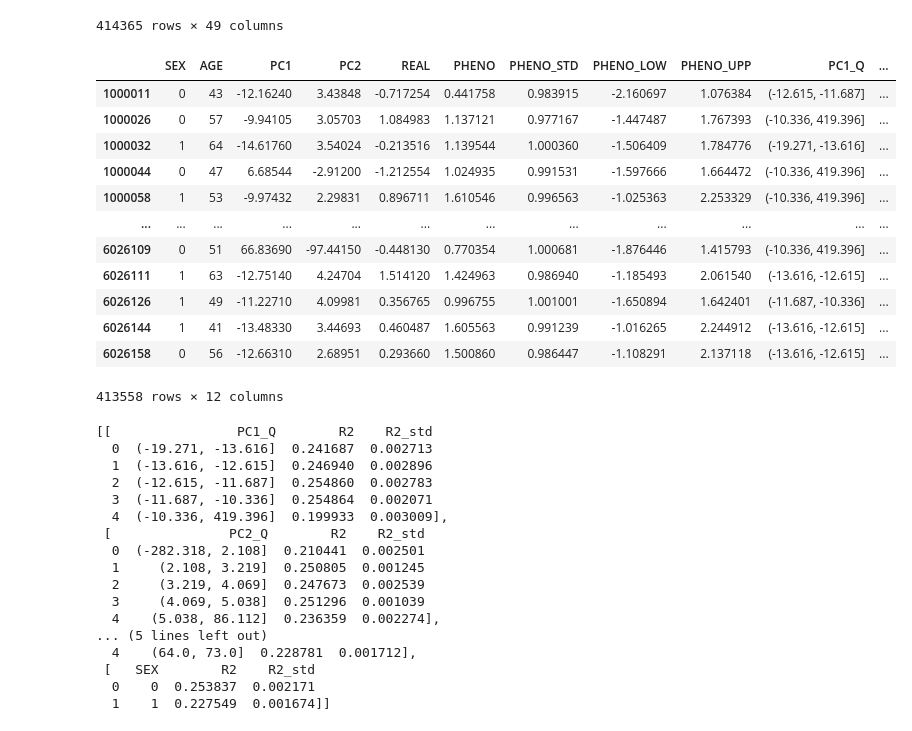
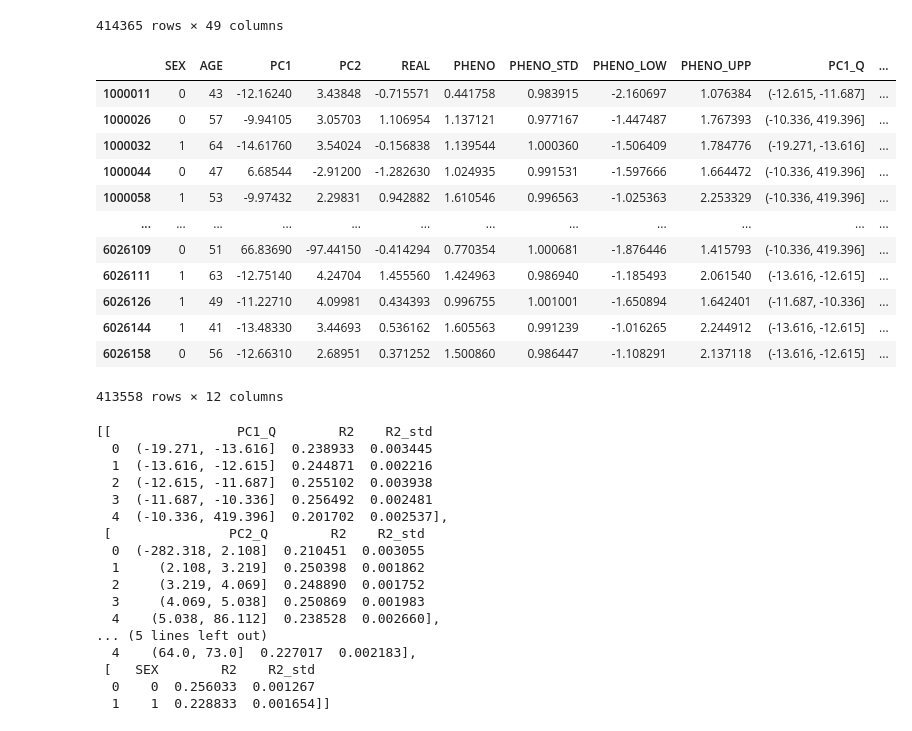
Before and after one commit to KangchengHou/calpred-manuscript, a Jupyter notebook: notebooks/evaluate-real.ipynb, the cells around one changed output. Saved outputs shown, nothing was run; the diff lists cells and outputs as text; code cells hidden in the pictures.

```diff
--- a/notebooks/evaluate-real.ipynb
+++ b/notebooks/evaluate-real.ipynb
@@ -96,9 +73,7 @@ stats.lognorm.fit(df_trait_pheno["REAL"], loc=0)
 # %%
 # real center at 0
 # real std = 1
-df_trait_pheno["REAL"] = df_trait_pheno["REAL"].apply(lambda x: np.log(x))
-df_trait_pheno["REAL"] -= df_trait_pheno["REAL"].mean()
-df_trait_pheno["REAL"] /= df_trait_pheno["REAL"].std()
+df_trait_pheno["REAL"] = admix.data.quantile_normalize(df_trait_pheno["REAL"])
 # %%
 df_trait_pheno["REAL"]
 # %% [output]
@@ -137,30 +112,34 @@ df_pheno
 414365 rows × 49 columns
 # %%
 df_info = pd.merge(
-    df_pheno[["SEX","AGE","PC1","PC2"]], df_trait_pheno["REAL"],
-    left_index=True, right_index=True
+    df_pheno[["SEX", "AGE", "PC1", "PC2"]],
+    df_trait_pheno["REAL"],
+    left_index=True,
+    right_index=True,
 )
 df_info = pd.merge(
-    df_info, df_prs[["PHENO","PHENO_STD","PHENO_LOW","PHENO_UPP"]],
-    left_index=True, right_index=True
+    df_info,
+    df_prs[["PHENO", "PHENO_STD", "PHENO_LOW", "PHENO_UPP"]],
+    left_index=True,
+    right_index=True,
 )
 df_info["PC1_Q"] = admix_prs.make_levels(df_info, stratify_col="PC1", n_level=5)
 df_info["PC2_Q"] = admix_prs.make_levels(df_info, stratify_col="PC2", n_level=5)
 df_info["AGE_Q"] = admix_prs.make_levels(df_info, stratify_col="AGE", n_level=5)
 df_info
 # %% [output]
 |  | SEX | AGE | PC1 | PC2 | REAL | PHENO | PHENO_STD | PHENO_LOW | PHENO_UPP | PC1_Q | ... |
-| 1000011 | 0 | 43 | -12.16240 | 3.43848 | -0.717254 | 0.441758 | 0.983915 | -2.160697 | 1.076384 | (-12.615, -11.687] | ... |
-| 1000026 | 0 | 57 | -9.94105 | 3.05703 | 1.084983 | 1.137121 | 0.977167 | -1.447487 | 1.767393 | (-10.336, 419.396] | ... |
-| 1000032 | 1 | 64 | -14.61760 | 3.54024 | -0.213516 | 1.139544 | 1.000360 | -1.506409 | 1.784776 | (-19.271, -13.616] | ... |
-| 1000044 | 0 | 47 | 6.68544 | -2.91200 | -1.212554 | 1.024935 | 0.991531 | -1.597666 | 1.664472 | (-10.336, 419.396] | ... |
-| 1000058 | 1 | 53 | -9.97432 | 2.29831 | 0.896711 | 1.610546 | 0.996563 | -1.025363 | 2.253329 | (-10.336, 419.396] | ... |
+| 1000011 | 0 | 43 | -12.16240 | 3.43848 | -0.715571 | 0.441758 | 0.983915 | -2.160697 | 1.076384 | (-12.615, -11.687] | ... |
+| 1000026 | 0 | 57 | -9.94105 | 3.05703 | 1.106954 | 1.137121 | 0.977167 | -1.447487 | 1.767393 | (-10.336, 419.396] | ... |
+| 1000032 | 1 | 64 | -14.61760 | 3.54024 | -0.156838 | 1.139544 | 1.000360 | -1.506409 | 1.784776 | (-19.271, -13.616] | ... |
+| 1000044 | 0 | 47 | 6.68544 | -2.91200 | -1.282630 | 1.024935 | 0.991531 | -1.597666 | 1.664472 | (-10.336, 419.396] | ... |
+| 1000058 | 1 | 53 | -9.97432 | 2.29831 | 0.942882 | 1.610546 | 0.996563 | -1.025363 | 2.253329 | (-10.336, 419.396] | ... |
 | ... | ... | ... | ... | ... | ... | ... | ... | ... | ... | ... | ... |
-| 6026109 | 0 | 51 | 66.83690 | -97.44150 | -0.448130 | 0.770354 | 1.000681 | -1.876446 | 1.415793 | (-10.336, 419.396] | ... |
-| 6026111 | 1 | 63 | -12.75140 | 4.24704 | 1.514120 | 1.424963 | 0.986940 | -1.185493 | 2.061540 | (-13.616, -12.615] | ... |
-| 6026126 | 1 | 49 | -11.22710 | 4.09981 | 0.356765 | 0.996755 | 1.001001 | -1.650894 | 1.642401 | (-11.687, -10.336] | ... |
-| 6026144 | 1 | 41 | -13.48330 | 3.44693 | 0.460487 | 1.605563 | 0.991239 | -1.016265 | 2.244912 | (-13.616, -12.615] | ... |
-| 6026158 | 0 | 56 | -12.66310 | 2.68951 | 0.293660 | 1.500860 | 0.986447 | -1.108291 | 2.137118 | (-13.616, -12.615] | ... |
+| 6026109 | 0 | 51 | 66.83690 | -97.44150 | -0.414294 | 0.770354 | 1.000681 | -1.876446 | 1.415793 | (-10.336, 419.396] | ... |
+| 6026111 | 1 | 63 | -12.75140 | 4.24704 | 1.455560 | 1.424963 | 0.986940 | -1.185493 | 2.061540 | (-13.616, -12.615] | ... |
+| 6026126 | 1 | 49 | -11.22710 | 4.09981 | 0.434393 | 0.996755 | 1.001001 | -1.650894 | 1.642401 | (-11.687, -10.336] | ... |
+| 6026144 | 1 | 41 | -13.48330 | 3.44693 | 0.536162 | 1.605563 | 0.991239 | -1.016265 | 2.244912 | (-13.616, -12.615] | ... |
+| 6026158 | 0 | 56 | -12.66310 | 2.68951 | 0.371252 | 1.500860 | 0.986447 | -1.108291 | 2.137118 | (-13.616, -12.615] | ... |
 413558 rows × 12 columns
 # %%
 res_dict = {
@@ -184,25 +165,25 @@ res_dict['cali']['PHENO']['SEX_Q'].append(admix_prs.eval_calibration(df_info, x_
 # %%
 trait_r2_res_li = []
-for col in ['PC1_Q', 'PC2_Q', 'AGE_Q', 'SEX_Q']:
-    trait_r2_res_li.append(res_dict['r2']['PHENO'][col])
+for col in ["PC1_Q", "PC2_Q", "AGE_Q", "SEX"]:
+    trait_r2_res_li.append(res_dict["r2"][col])
 trait_r2_res_li
 # %% [output]
 [[                PC1_Q        R2    R2_std
-  0  (-19.271, -13.616]  0.241687  0.002713
-  1  (-13.616, -12.615]  0.246940  0.002896
-  2  (-12.615, -11.687]  0.254860  0.002783
-  3  (-11.687, -10.336]  0.254864  0.002071
-  4  (-10.336, 419.396]  0.199933  0.003009],
+  0  (-19.271, -13.616]  0.238933  0.003445
+  1  (-13.616, -12.615]  0.244871  0.002216
+  2  (-12.615, -11.687]  0.255102  0.003938
+  3  (-11.687, -10.336]  0.256492  0.002481
+  4  (-10.336, 419.396]  0.201702  0.002537],
  [               PC2_Q        R2    R2_std
-  0  (-282.318, 2.108]  0.210441  0.002501
-  1     (2.108, 3.219]  0.250805  0.001245
-  2     (3.219, 4.069]  0.247673  0.002539
-  3     (4.069, 5.038]  0.251296  0.001039
-  4    (5.038, 86.112]  0.236359  0.002274],
+  0  (-282.318, 2.108]  0.210451  0.003055
+  1     (2.108, 3.219]  0.250398  0.001862
+  2     (3.219, 4.069]  0.248890  0.001752
+  3     (4.069, 5.038]  0.250869  0.001983
+  4    (5.038, 86.112]  0.238528  0.002660],
 ... (5 lines left out)
-  4    (64.0, 73.0]  0.228781  0.001712],
+  4    (64.0, 73.0]  0.227017  0.002183],
  [   SEX        R2    R2_std
-  0    0  0.253837  0.002171
-  1    1  0.227549  0.001674]]
+  0    0  0.256033  0.001267
+  1    1  0.228833  0.001654]]
 # %%
 trait_cali_res_li = []
```
Also changed, not shown: parts of 10 cells of this notebook, 1 other file.
